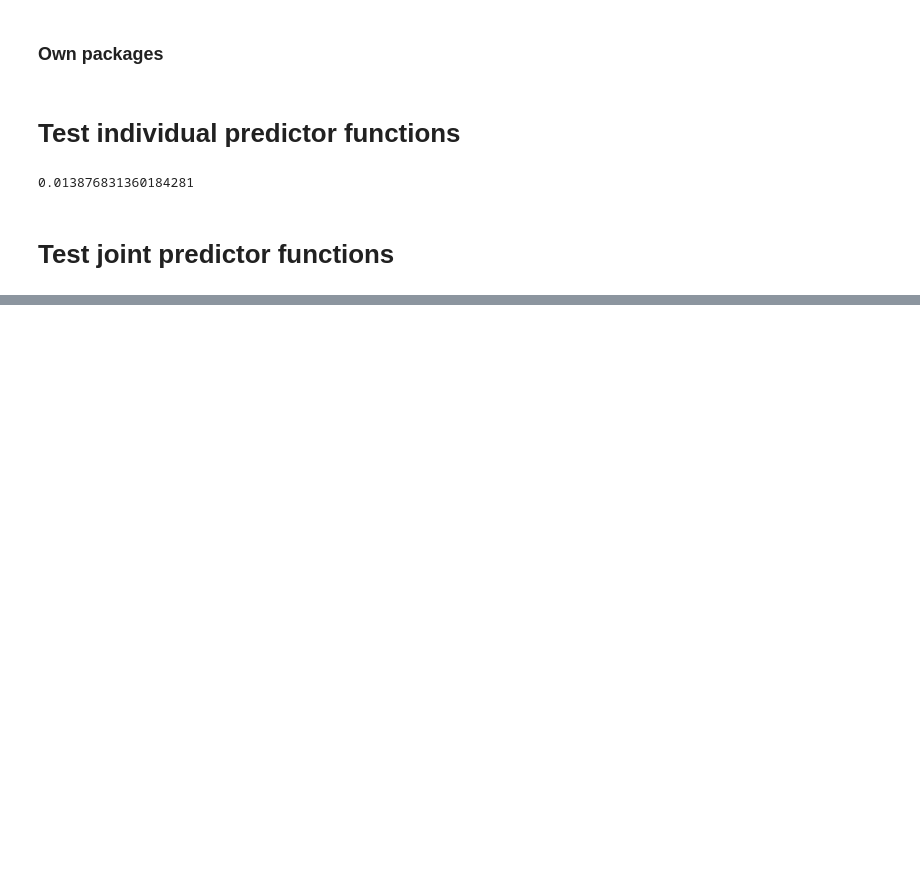
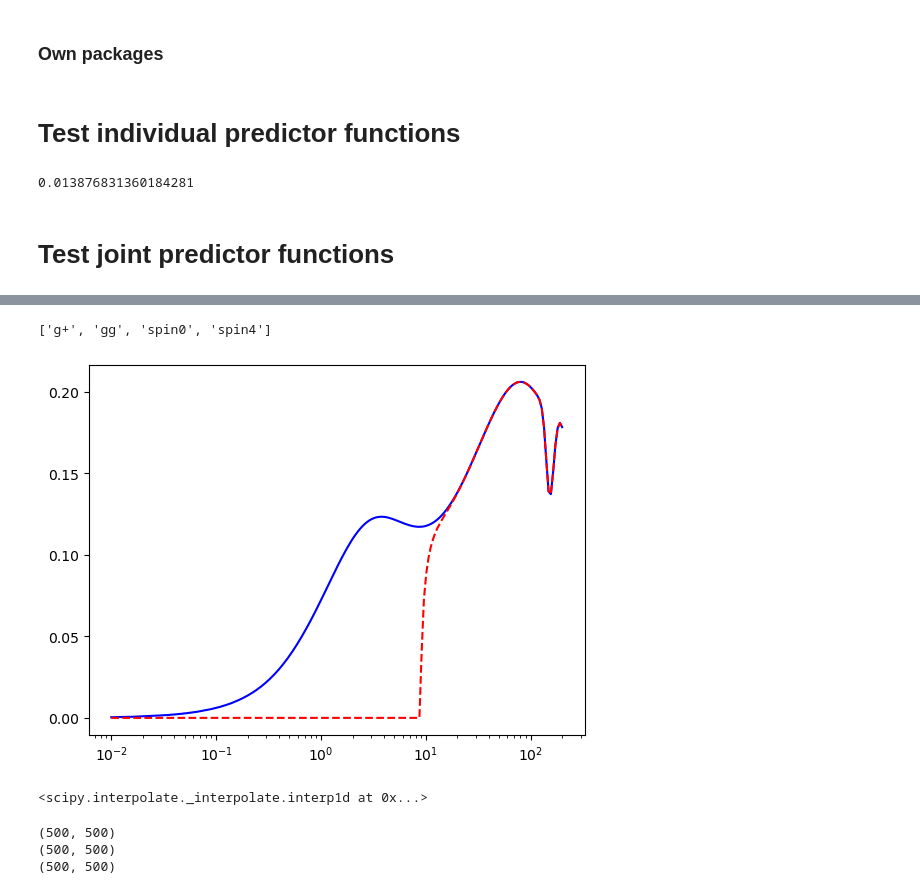
Before and after one commit to DennisNeumann97/GNAT, a Jupyter notebook: develop/develop_notebook.ipynb, the cells around one changed output, grey strips where cells are left out. Cells and saved outputs as stored; diff of their text form; code cells hidden in the pictures; blank space fills up the shorter version.

```diff
--- a/develop/develop_notebook.ipynb
+++ b/develop/develop_notebook.ipynb
@@ -204,2 +205,51 @@ plt.close()
 [figure]
 [figure]
+# %%
+r_support = np.geomspace(1e-2, 200, 200)
+print(predictor.probetype_order)
+multipole_gp_z0 = predictor.multipole_splines[0][0][2](r_support)
+multipole_wedged_gp_z0 = predictor.multipole_wedged_splines[0][0][2](r_support)
+
+plt.semilogx(r_support, r_support**2*multipole_gp_z0, 'b-')
+plt.semilogx(r_support, r_support**2*multipole_wedged_gp_z0, 'r--')
+plt.show()
+plt.close()
+# %% [output]
+['g+', 'gg', 'spin0', 'spin4']
+[figure, added]
+# %%
+xi_gp22_spline = predictor.multipole_splines[0][1][2]
+xi_gp22_spline
+# %% [output]
+<scipy.interpolate._interpolate.interp1d at 0x...>
+# %%
+mu_support=np.geomspace(1e-6, 1, 500)
+r_support=np.geomspace(1e-2, 500, 500)
+import scipy.special as sp_special
+from scipy.interpolate import RectBivariateSpline
+
+# Get the correct spin factor for each pk_type
+spin_factors = [0,2,0,4]
+
+# Predefine arrays for xi(r, mu)
+correlation_function_spline = []
+
+# Iterate over multipoles to get correlation function
+# Predefine xi_2d_array for this redshift and pk_type
+xi_2d_array = np.zeros((len(r_support), len(mu_support)))
+
+xi_ell_interp_dict = predictor.multipole_splines[0][0]
+ell_list = list(xi_ell_interp_dict.keys())
+
+for ell in ell_list:
+    xi_ell_array = xi_ell_interp_dict[ell](r_support)  # shape (len(r_support),)
+    P_ell_mu = sp_special.assoc_legendre_p(ell, spin_factors[1], mu_support)[0]  # shape (len(mu_support),)
+    print(np.shape(xi_ell_array[:, None] * P_ell_mu[None, :]))
+    xi_2d_array += xi_ell_array[:, None] * P_ell_mu[None, :]  # shape (len(r_support), len(mu_support))
+
+# Create 2D spline
+xi_2d_spline = RectBivariateSpline(r_support, mu_support, xi_2d_array)
+# %% [output]
+(500, 500)
+(500, 500)
+(500, 500)
```
Also changed, not shown: parts of 6 cells of this notebook, 2 other files.
